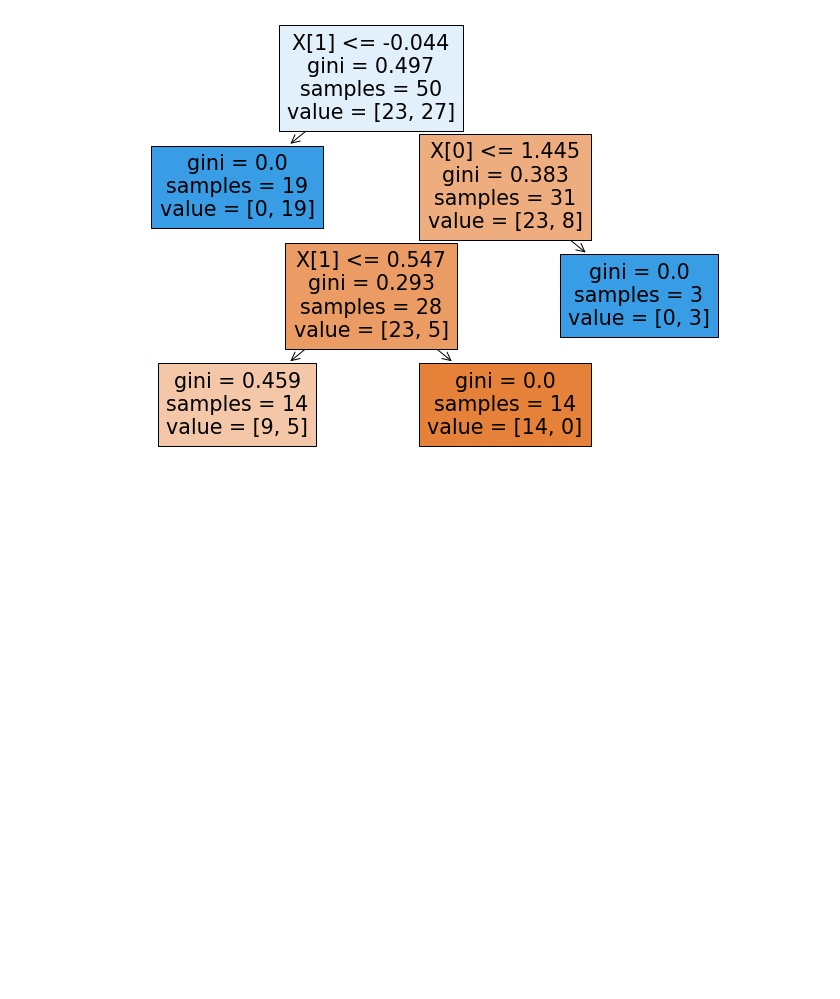
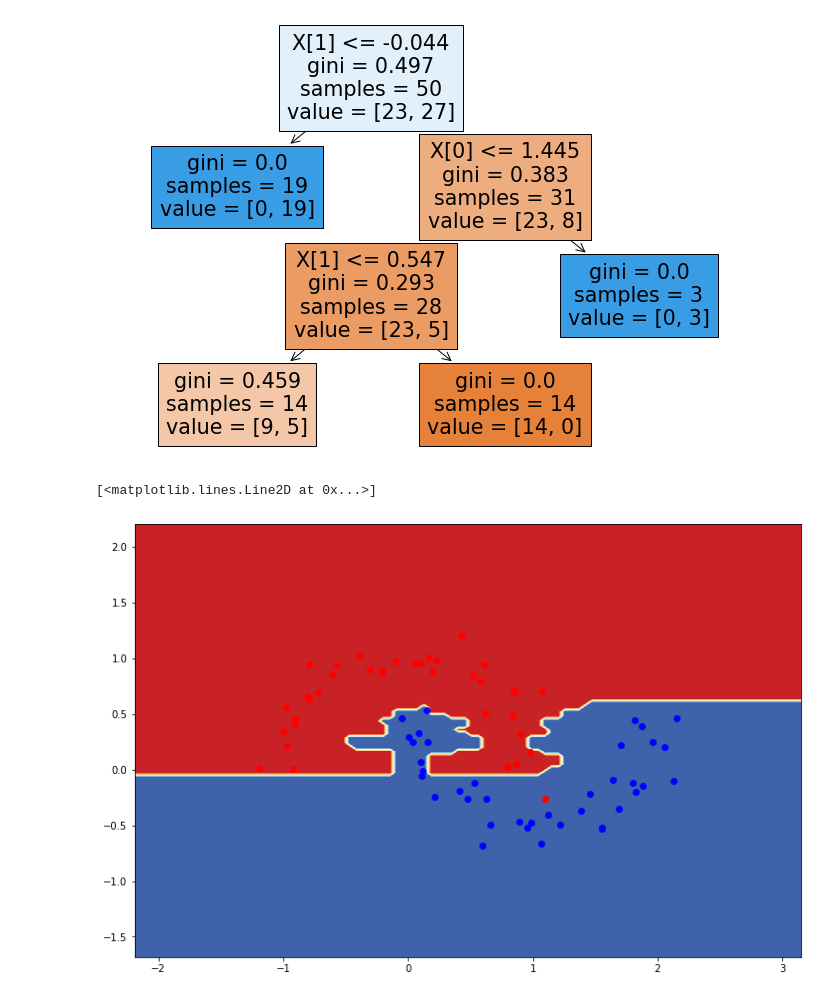
Before and after one commit to rcpsilva/BCC325_ArtificialIntelligence, a Jupyter notebook: 2022-1/Machine Learning/DecisionTrees.ipynb, the cells around one changed output. Saved outputs shown, nothing was run; the diff lists cells and outputs as text; code cells hidden in the pictures; blank space fills up the shorter version.

```diff
--- a/2022-1/Machine Learning/DecisionTrees.ipynb
+++ b/2022-1/Machine Learning/DecisionTrees.ipynb
@@ -53,15 +53,18 @@ tree.plot_tree(clf,filled=True)
  Text(0.8, 0.375, 'gini = 0.0\nsamples = 3\nvalue = [0, 3]')]
 [figure]
 # %%
-clf = RandomForestClassifier(100000,max_depth=None)
+clf = RandomForestClassifier(100,max_depth=None)
 clf = clf.fit(X_train, y_train)
 
 DecisionBoundaryDisplay.from_estimator(
         clf,
         X,
         cmap=plt.cm.RdYlBu,
         response_method="predict",
     )
 
 plt.plot(X[y==1,0],X[y==1,1],'bo')
 plt.plot(X[y==0,0],X[y==0,1],'ro')
+# %% [output]
+[<matplotlib.lines.Line2D at 0x...>]
+[figure, added]
```
Also changed, not shown: parts of 1 cell of this notebook.
